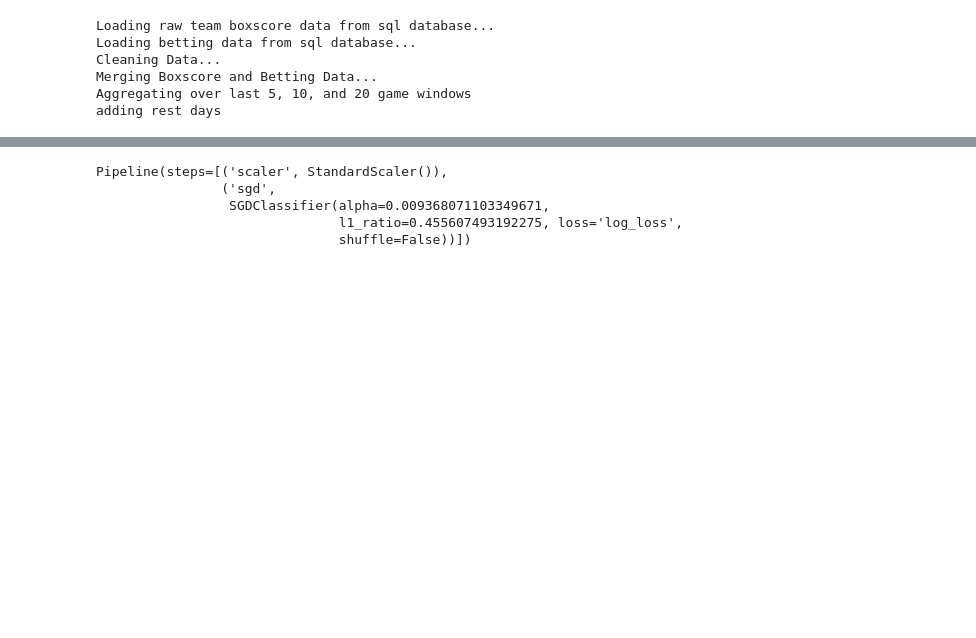
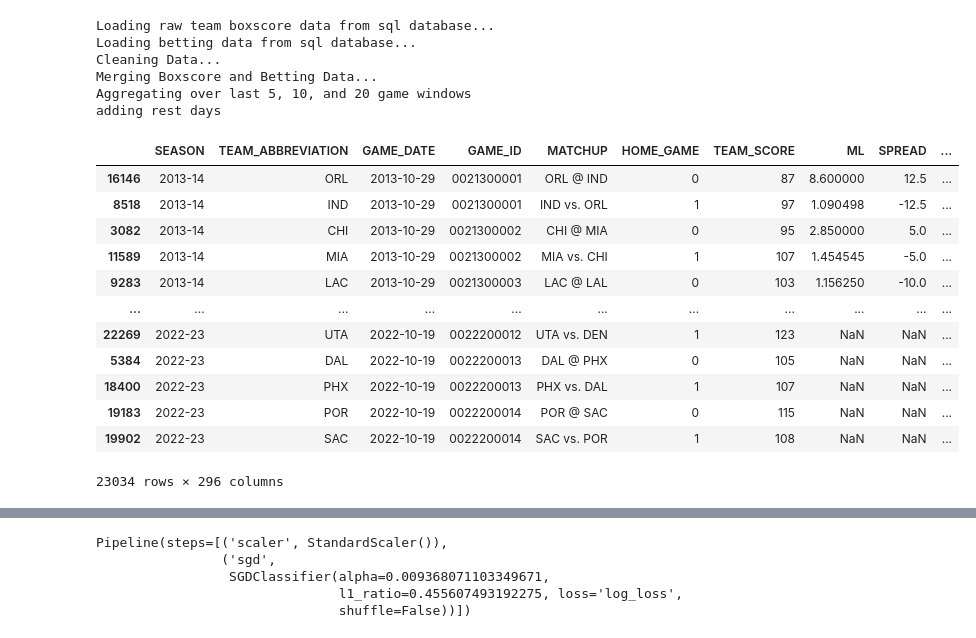
Before and after one commit to jnish23/NBA_Model_V2, a Jupyter notebook: notebooks/RegressionModelToProduction.ipynb, the cells around one changed output, grey strips where cells are left out. Saved outputs shown, nothing was run; the diff lists cells and outputs as text; code cells hidden in the pictures; blank space fills up the shorter version.

```diff
--- a/notebooks/RegressionModelToProduction.ipynb
+++ b/notebooks/RegressionModelToProduction.ipynb
@@ -726,7 +726,7 @@ def make_matchup_row(home_team, away_team, df):
 
     return matchup_row
 # %%
-df_full = load_and_process_data(2013, 2021)
+df_full = load_and_process_data(2013, 2022)
 # %% [output]
 Loading raw team boxscore data from sql database...
 Loading betting data from sql database...
@@ -734,3 +734,19 @@ Cleaning Data...
 Merging Boxscore and Betting Data...
 Aggregating over last 5, 10, and 20 game windows
 adding rest days
+# %%
+df_full
+# %% [output]
+|  | SEASON | TEAM_ABBREVIATION | GAME_DATE | GAME_ID | MATCHUP | HOME_GAME | TEAM_SCORE | ML | SPREAD | ... |
+| 16146 | 2013-14 | ORL | 2013-10-29 | 0021300001 | ORL @ IND | 0 | 87 | 8.600000 | 12.5 | ... |
+| 8518 | 2013-14 | IND | 2013-10-29 | 0021300001 | IND vs. ORL | 1 | 97 | 1.090498 | -12.5 | ... |
+| 3082 | 2013-14 | CHI | 2013-10-29 | 0021300002 | CHI @ MIA | 0 | 95 | 2.850000 | 5.0 | ... |
+| 11589 | 2013-14 | MIA | 2013-10-29 | 0021300002 | MIA vs. CHI | 1 | 107 | 1.454545 | -5.0 | ... |
+| 9283 | 2013-14 | LAC | 2013-10-29 | 0021300003 | LAC @ LAL | 0 | 103 | 1.156250 | -10.0 | ... |
+| ... | ... | ... | ... | ... | ... | ... | ... | ... | ... | ... |
+| 22269 | 2022-23 | UTA | 2022-10-19 | 0022200012 | UTA vs. DEN | 1 | 123 | NaN | NaN | ... |
+| 5384 | 2022-23 | DAL | 2022-10-19 | 0022200013 | DAL @ PHX | 0 | 105 | NaN | NaN | ... |
+| 18400 | 2022-23 | PHX | 2022-10-19 | 0022200013 | PHX vs. DAL | 1 | 107 | NaN | NaN | ... |
+| 19183 | 2022-23 | POR | 2022-10-19 | 0022200014 | POR @ SAC | 0 | 115 | NaN | NaN | ... |
+| 19902 | 2022-23 | SAC | 2022-10-19 | 0022200014 | SAC vs. POR | 1 | 108 | NaN | NaN | ... |
+23034 rows × 296 columns
```
Also changed, not shown: parts of 13 cells of this notebook, 1 other file.
